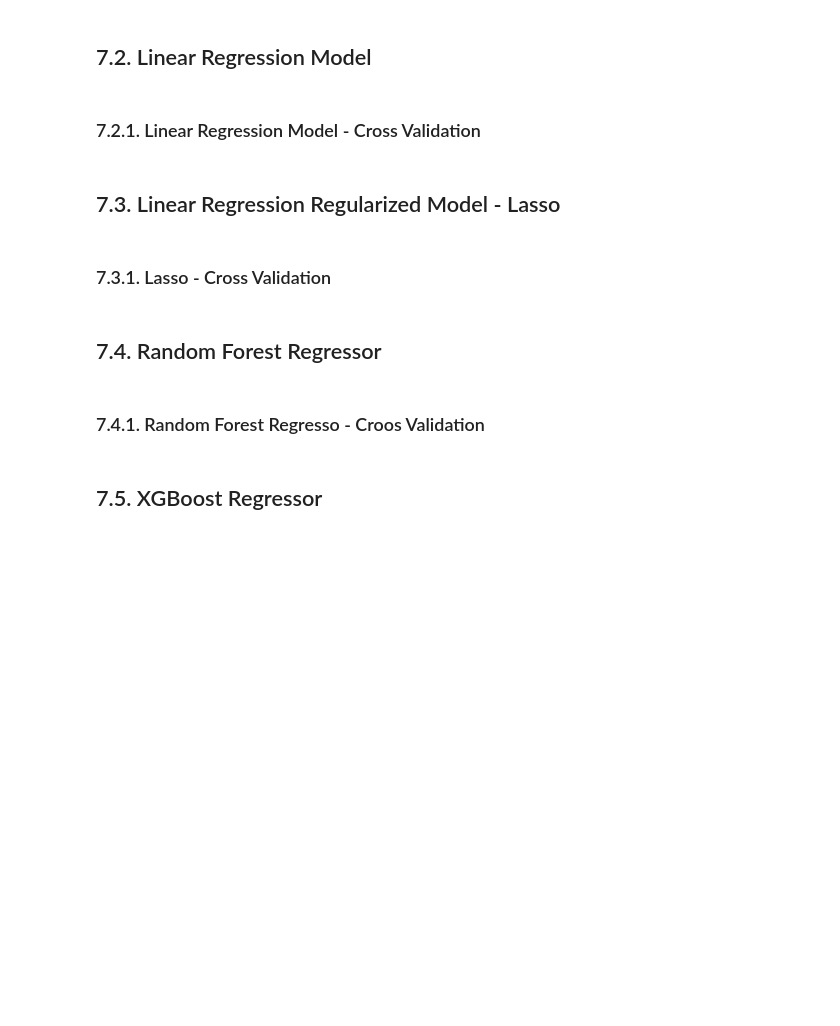
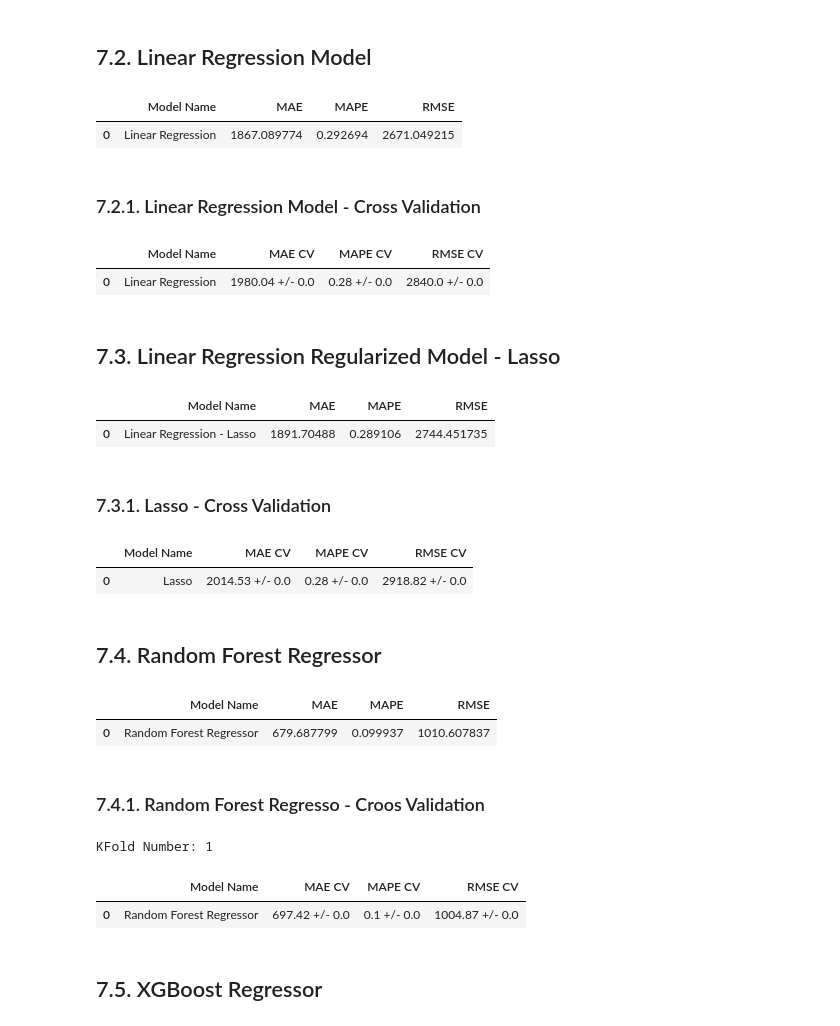
Before and after one commit to alexandrecalmon/DataScience_Em_Producao, a Jupyter notebook: m10_v01_store_sales_prediction.ipynb, the cells around one changed output. Cells and saved outputs as stored; diff of their text form; code cells hidden in the pictures; blank space fills up the shorter version.

```diff
--- a/m10_v01_store_sales_prediction.ipynb
+++ b/m10_v01_store_sales_prediction.ipynb
@@ -1113,53 +1185,72 @@ baseline_result
 ## 7.2. Linear Regression Model
 # %%
 # model
-# lr = LinearRegression().fit(x_train, y_train)
+lr = LinearRegression().fit( x_train, y_train )
 
 # prediction
-# yhat_lr = lr.predict( x_test)
+yhat_lr = lr.predict( x_test )
 
 # performance
-# lr_result = ml_error( 'Linear Regression', np.expm1( y_test ), np.expm1( yhat_lr))
-# lr_result
+lr_result = ml_error( 'Linear Regression', np.expm1( y_test ), np.expm1( yhat_lr ) )
+lr_result
+# %% [output]
+|  | Model Name | MAE | MAPE | RMSE |
+| 0 | Linear Regression | 1867.089774 | 0.292694 | 2671.049215 |
 # %% [markdown]
 ### 7.2.1. Linear Regression Model - Cross Validation
 # %%
-# lr_result_cv = cross_validation(x_training, 1, 'Linear Regression', lr, verbose=False )
-# lr_result_cv
+lr_result_cv = cross_validation(x_training, 1, 'Linear Regression', lr, verbose=False )
+lr_result_cv
+# %% [output]
+|  | Model Name | MAE CV | MAPE CV | RMSE CV |
+| 0 | Linear Regression | 1980.04 +/- 0.0 | 0.28 +/- 0.0 | 2840.0 +/- 0.0 |
 # %% [markdown]
 ## 7.3. Linear Regression Regularized Model - Lasso
 # %%
 # model
-# lrr = Lasso( alpha=0.01 ).fit(x_train, y_train)
+lrr = Lasso( alpha=0.01 ).fit(x_train, y_train)
 
 # prediction
-# yhat_lrr = lrr.predict( x_test)
+yhat_lrr = lrr.predict( x_test)
 
 # performance
-# lrr_result = ml_error( 'Linear Regression - Lasso', np.expm1( y_test ), np.expm1( yhat_lrr))
-# lrr_result
+lrr_result = ml_error( 'Linear Regression - Lasso', np.expm1( y_test ), np.expm1( yhat_lrr))
+lrr_result
+# %% [output]
+|  | Model Name | MAE | MAPE | RMSE |
+| 0 | Linear Regression - Lasso | 1891.70488 | 0.289106 | 2744.451735 |
 # %% [markdown]
 ### 7.3.1. Lasso - Cross Validation
 # %%
-# lrr_result_cv = cross_validation(x_training, 1, 'Lasso', lrr, verbose=False )
-# lrr_result_cv
+lrr_result_cv = cross_validation(x_training, 1, 'Lasso', lrr, verbose=False )
+lrr_result_cv
+# %% [output]
+|  | Model Name | MAE CV | MAPE CV | RMSE CV |
+| 0 | Lasso | 2014.53 +/- 0.0 | 0.28 +/- 0.0 | 2918.82 +/- 0.0 |
 # %% [markdown]
 ## 7.4. Random Forest Regressor
 # %%
 # model
-# rf = RandomForestRegressor( n_estimators=100, n_jobs=1, random_state=42 ).fit(x_train, y_train)
+rf = RandomForestRegressor( n_estimators=100, n_jobs=1, random_state=42 ).fit(x_train, y_train)
 
 # prediction
-# yhat_rf = rf.predict( x_test)
+yhat_rf = rf.predict( x_test)
 
 # performance
-# rf_result = ml_error( 'Random Forest Regressor', np.expm1( y_test ), np.expm1( yhat_rf))
-# rf_result
+rf_result = ml_error( 'Random Forest Regressor', np.expm1( y_test ), np.expm1( yhat_rf))
+rf_result
+# %% [output]
+|  | Model Name | MAE | MAPE | RMSE |
+| 0 | Random Forest Regressor | 679.687799 | 0.099937 | 1010.607837 |
 # %% [markdown]
 ### 7.4.1. Random Forest Regresso - Croos Validation
 # %%
-# rf_result_cv = cross_validation(x_training,1, 'Random Forest Regressor', rf, verbose=True )
-# rf_result_cv
+rf_result_cv = cross_validation(x_training,1, 'Random Forest Regressor', rf, verbose=True )
+rf_result_cv
+# %% [output]
+KFold Number: 1
+|  | Model Name | MAE CV | MAPE CV | RMSE CV |
+| 0 | Random Forest Regressor | 697.42 +/- 0.0 | 0.1 +/- 0.0 | 1004.87 +/- 0.0 |
 # %% [markdown]
 ## 7.5. XGBoost Regressor
 # %%
```
Also changed, not shown: parts of 39 cells of this notebook, 6 other files.
